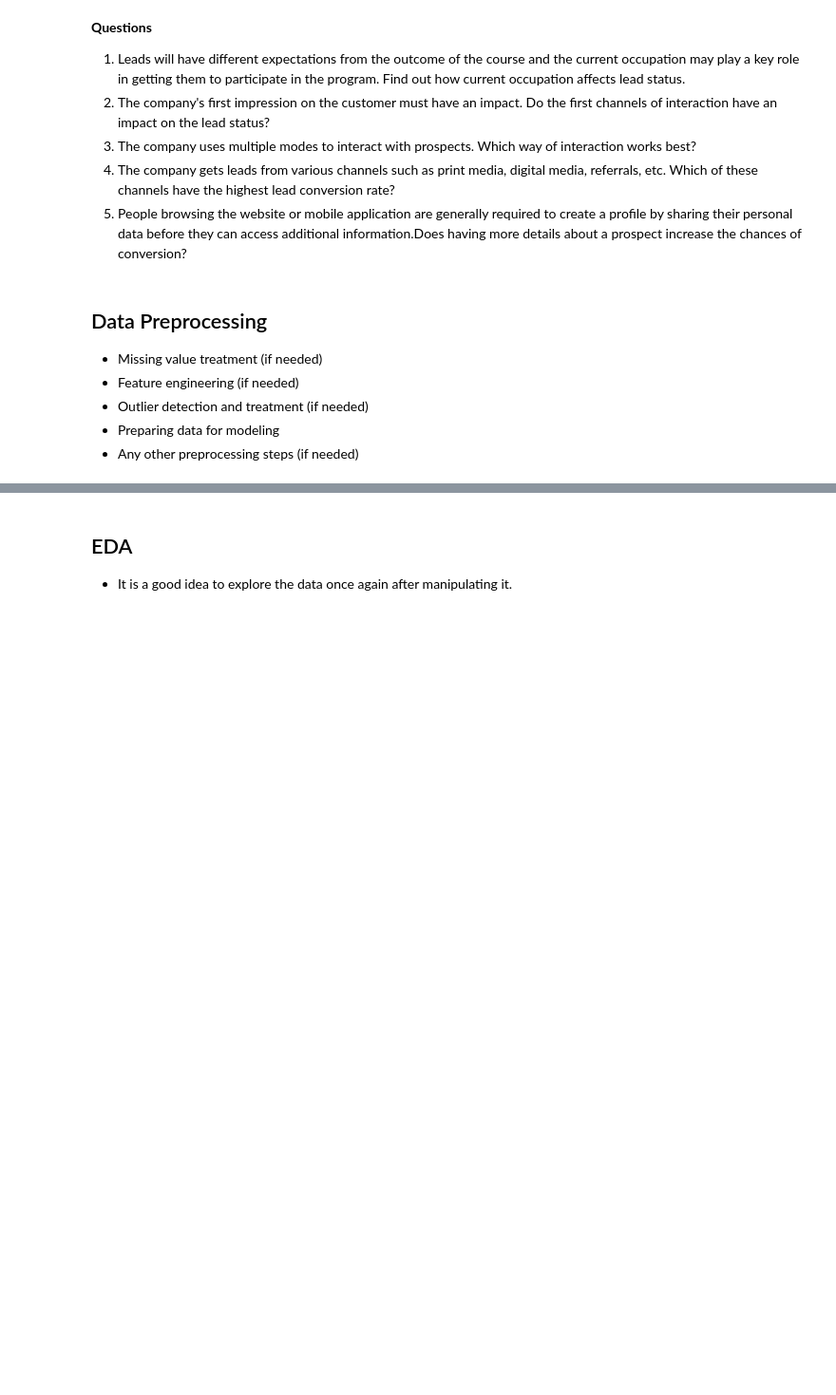
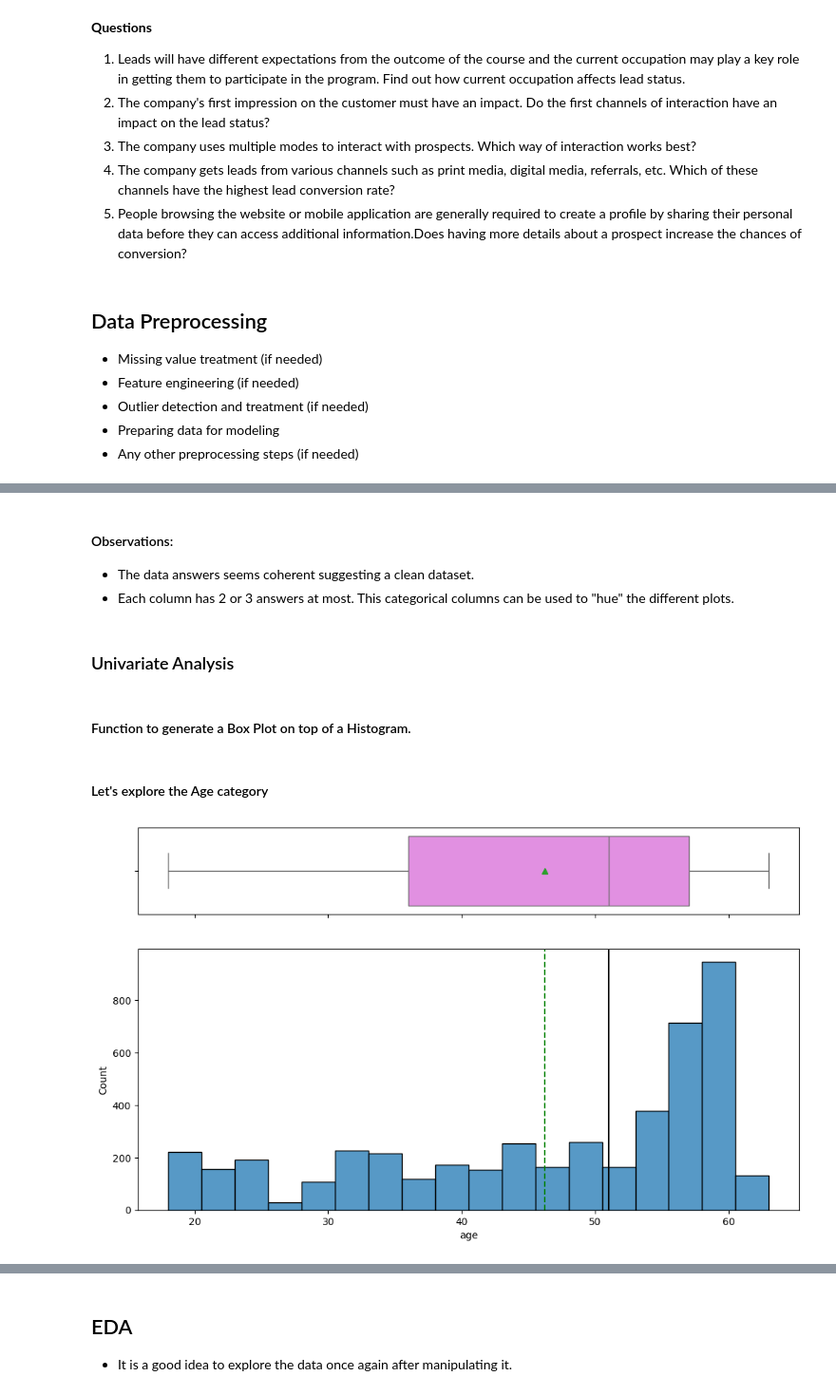
Before and after one commit to jpreyesm03/ExtraaLearn-Machine-Learning-Models, a Jupyter notebook: FCV Potential Customers Prediction.ipynb, the cells around one changed output, grey strips where cells are left out. Shown: that part at 95% size. Cells and saved outputs as stored; diff of their text form; code cells hidden in the pictures; blank space fills up the shorter version.

Commit message:
Create Boxplot on top of Histogram

```diff
--- a/FCV Potential Customers Prediction.ipynb
+++ b/FCV Potential Customers Prediction.ipynb
@@ -134,0 +182,8 @@ origian_data = pd.read_csv("")
+# %%
+# Making a list of all catrgorical variables
+categorical_columns = list(data.select_dtypes("object").columns)
+
+# Printing the different filled in values per categorical category
+for column in categorical_columns:
+    print(data[column].value_counts())
+    print("-" * 50)
@@ -134,0 +208,48 @@ origian_data = pd.read_csv("")
+# %% [markdown]
+#### Observations:
+- The data answers seems coherent suggesting a clean dataset.
+- Each column has 2 or 3 answers at most. This categorical columns can be used to "hue" the different plots.
+# %% [markdown]
+### Univariate Analysis
+# %% [markdown]
+#### Function to generate a Box Plot on top of a Histogram.
+# %%
+# function to plot a boxplot and a histogram along the same scale for valuable visualization
+
+def histogram_boxplot(data, feature, figsize=(12, 7), kde=False, bins=None):
+    """
+    Boxplot and histogram combined
+
+    data: dataframe going to be used
+    feature: dataframe column to be evaluated
+    figsize: size of the figure (default (12,7))
+    kde: whether to the show density curve (default False)
+    bins: number of bins for histogram (default None)
+    """
+    f1, (ax_box2, ax_hist2) = plt.subplots(
+        nrows=2,  # Number of rows of the subplot grid= 2
+        sharex=True,  # x-axis will be shared among all subplots
+        gridspec_kw={"height_ratios": (0.25, 0.75)}, # The upper figure will use 25% of the space, the lower one the 75% remaining.
+        figsize=figsize,
+    )
+
+    # Creating the 2 subplots
+
+    # A boxplot will be created and a star will indicate the mean value of the column
+    sns.boxplot(data=data, x=feature, ax=ax_box2, showmeans=True, color="violet")
+
+    # For the histogram
+    if bins: # If bins parameter is passed
+        sns.histplot(data=data, x=feature, kde=kde, ax=ax_hist2, bins=bins, palette="winter")
+    else:
+        sns.histplot(data=data, x=feature, kde=kde, ax=ax_hist2)
+    # Vertical line for the mean
+    ax_hist2.axvline(data[feature].mean(), color="green", linestyle="--")
+    # Vertical line for the median
+    ax_hist2.axvline(data[feature].median(), color="black", linestyle="-")
+# %% [markdown]
+#### Let's explore the Age category
+# %%
+histogram_boxplot(data, "age")
+# %% [output]
+[figure, added]
```
Also changed, not shown: parts of 17 cells of this notebook.
